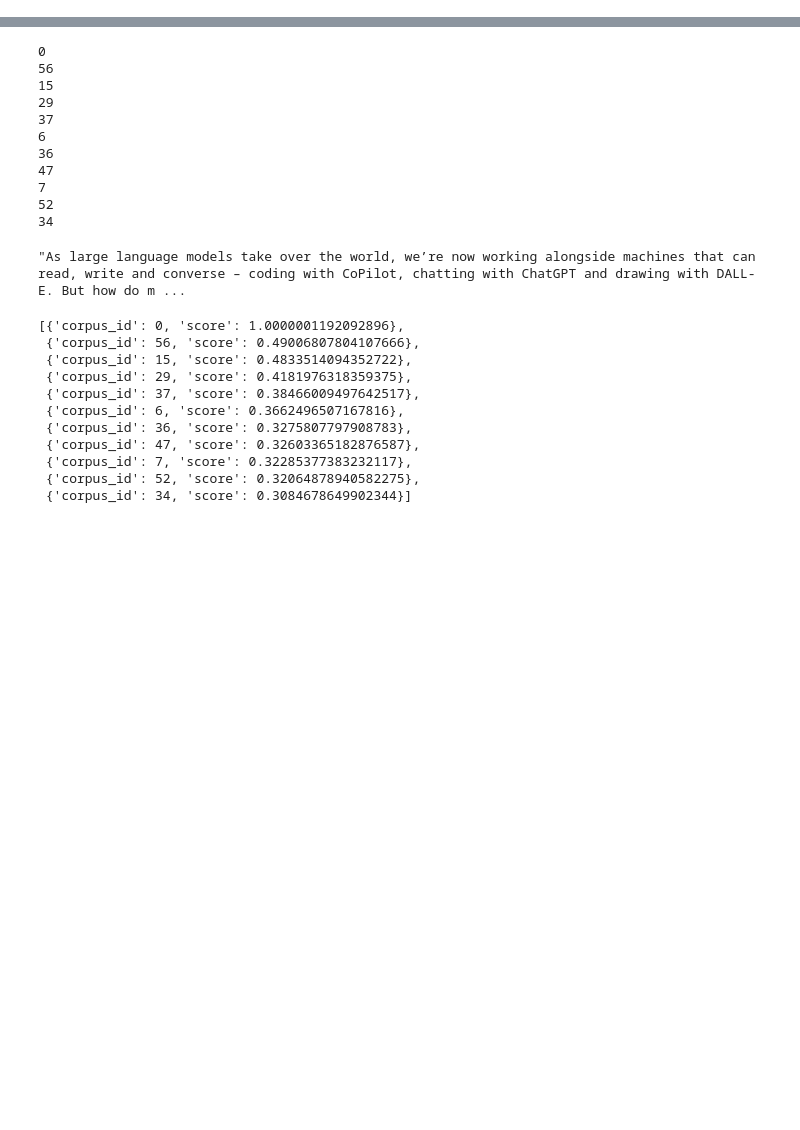
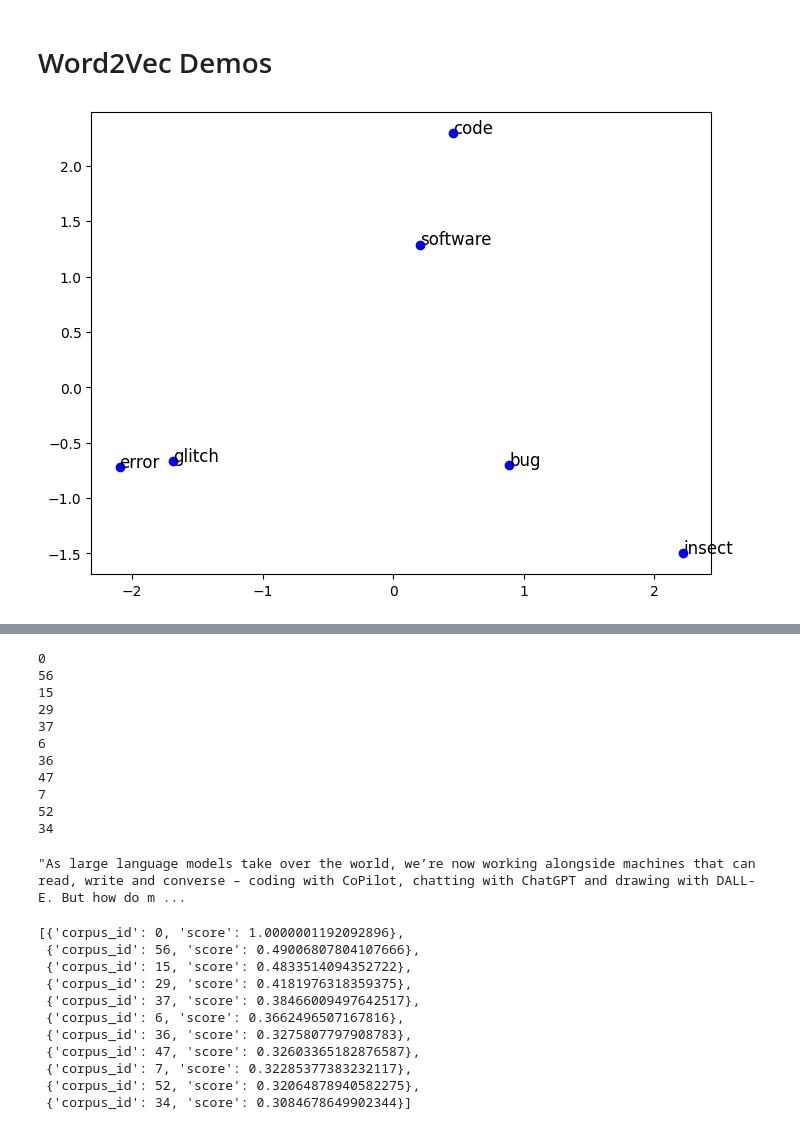
Before and after one commit to lbluett/PyCon-2024, a Jupyter notebook: code/Embeddings Presentation Demo.ipynb, the cells around one changed output, grey strips where cells are left out. Cells and saved outputs as stored; diff of their text form; code cells hidden in the pictures; blank space fills up the shorter version.

Commit message:
Word2Vec Demo added

```diff
--- a/code/Embeddings Presentation Demo.ipynb
+++ b/code/Embeddings Presentation Demo.ipynb
@@ -0,0 +1,31 @@
+# %% [markdown]
+# Word2Vec Demos
+# %%
+import gensim.downloader as api
+import numpy as np
+import matplotlib.pyplot as plt
+from sklearn.decomposition import PCA
+
+# Load the pre-trained word2vec model
+model = api.load("word2vec-google-news-300")
+# %%
+# Words to visualize
+words = ['bug', 'insect', 'error', 'code', 'software', 'glitch']
+
+# Extract the word vectors
+vectors = np.array([model[word] for word in words])
+
+# Reduce dimensionality to 2D using PCA
+pca = PCA(n_components=2)
+reduced_vectors = pca.fit_transform(vectors)
+
+# Plotting
+plt.figure(figsize=(8, 6))
+plt.scatter(reduced_vectors[:, 0], reduced_vectors[:, 1], color='blue')
+
+for i, word in enumerate(words):
+    plt.annotate(word, (reduced_vectors[i, 0], reduced_vectors[i, 1]), fontsize=12)
+
+plt.show()
+# %% [output]
+[figure, added]
```
Also changed, not shown: parts of 6 cells of this notebook.
